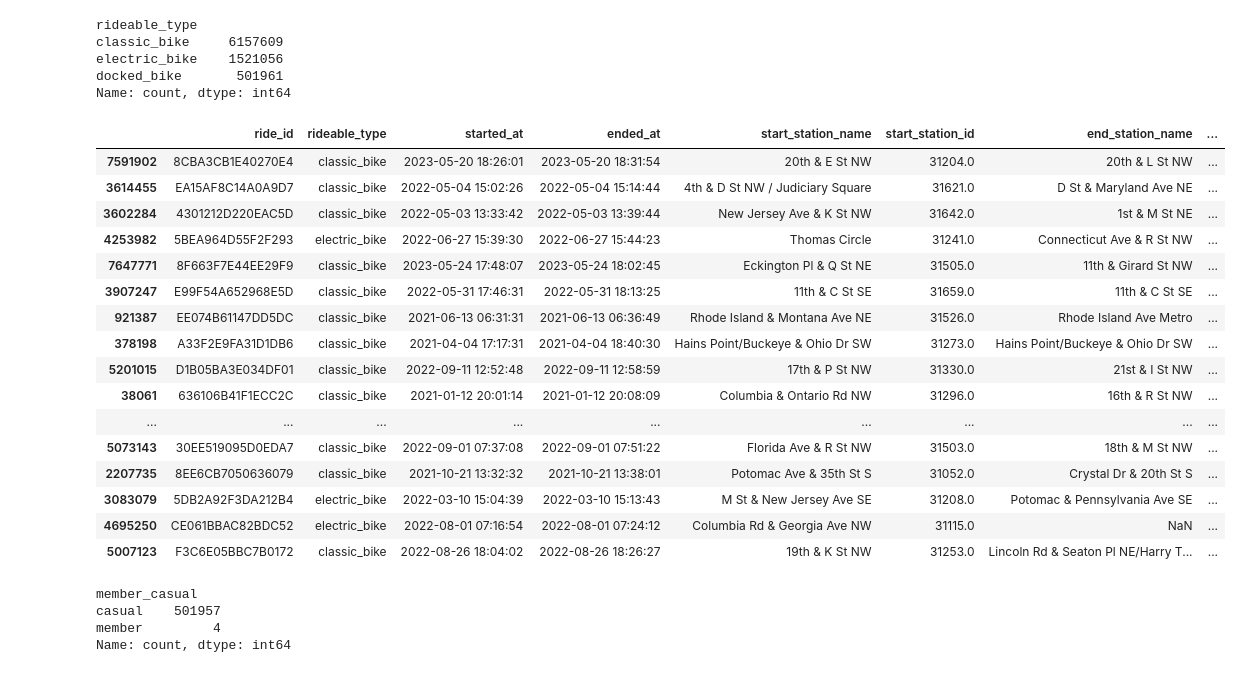
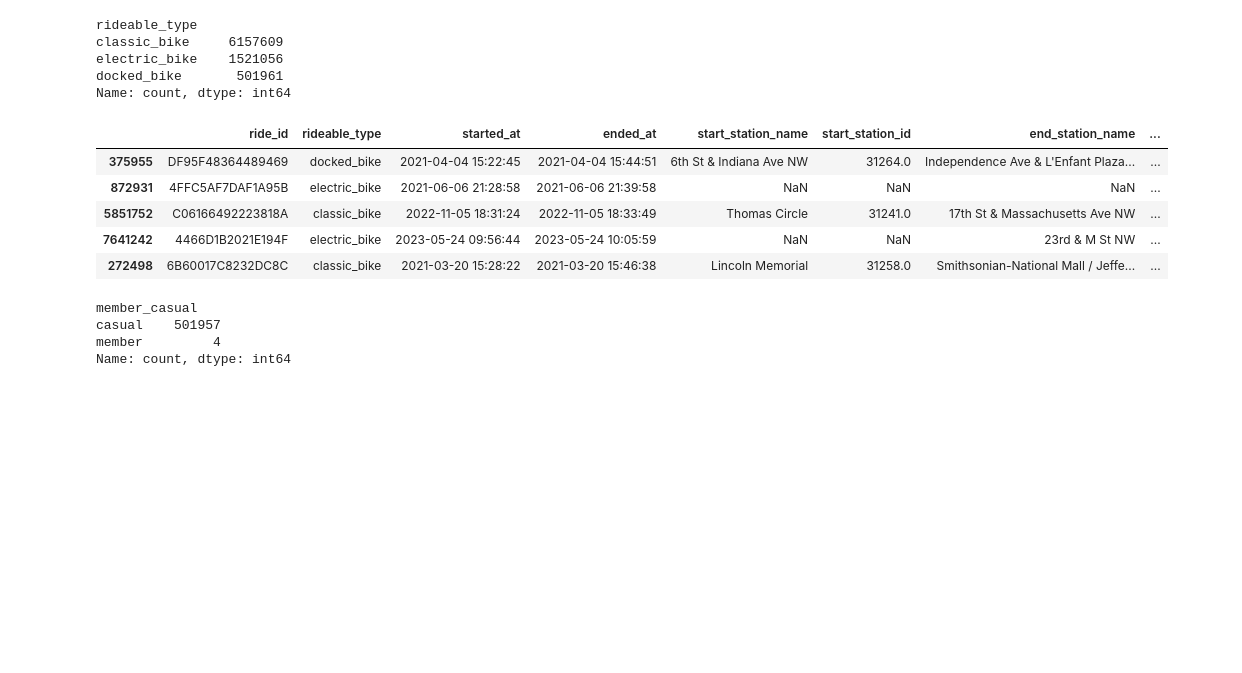
Before and after one commit to Paul-Sabin/Capital-Bikeshare, a Jupyter notebook: Trip Data EDA.ipynb, the cells around one changed output. Saved outputs shown, nothing was run; the diff lists cells and outputs as text; code cells hidden in the pictures; blank space fills up the shorter version.

```diff
--- a/Trip Data EDA.ipynb
+++ b/Trip Data EDA.ipynb
@@ -52,25 +52,14 @@ Name: count, dtype: int64
 # %%
 docked_bike_mask = df['rideable_type'] == 'docked_bike'
 # %%
-display(df.sample(50))
+display(df.sample(5))
 # %% [output]
 |  | ride_id | rideable_type | started_at | ended_at | start_station_name | start_station_id | end_station_name | ... |
-| 7591902 | 8CBA3CB1E40270E4 | classic_bike | 2023-05-20 18:26:01 | 2023-05-20 18:31:54 | 20th & E St NW | 31204.0 | 20th & L St NW | ... |
-| 3614455 | EA15AF8C14A0A9D7 | classic_bike | 2022-05-04 15:02:26 | 2022-05-04 15:14:44 | 4th & D St NW / Judiciary Square | 31621.0 | D St & Maryland Ave NE | ... |
-| 3602284 | 4301212D220EAC5D | classic_bike | 2022-05-03 13:33:42 | 2022-05-03 13:39:44 | New Jersey Ave & K St NW | 31642.0 | 1st & M St NE | ... |
-| 4253982 | 5BEA964D55F2F293 | electric_bike | 2022-06-27 15:39:30 | 2022-06-27 15:44:23 | Thomas Circle | 31241.0 | Connecticut Ave & R St NW | ... |
-| 7647771 | 8F663F7E44EE29F9 | classic_bike | 2023-05-24 17:48:07 | 2023-05-24 18:02:45 | Eckington Pl & Q St NE | 31505.0 | 11th & Girard St NW | ... |
-| 3907247 | E99F54A652968E5D | classic_bike | 2022-05-31 17:46:31 | 2022-05-31 18:13:25 | 11th & C St SE | 31659.0 | 11th & C St SE | ... |
-| 921387 | EE074B61147DD5DC | classic_bike | 2021-06-13 06:31:31 | 2021-06-13 06:36:49 | Rhode Island & Montana Ave NE | 31526.0 | Rhode Island Ave Metro | ... |
-| 378198 | A33F2E9FA31D1DB6 | classic_bike | 2021-04-04 17:17:31 | 2021-04-04 18:40:30 | Hains Point/Buckeye & Ohio Dr SW | 31273.0 | Hains Point/Buckeye & Ohio Dr SW | ... |
-| 5201015 | D1B05BA3E034DF01 | classic_bike | 2022-09-11 12:52:48 | 2022-09-11 12:58:59 | 17th & P St NW | 31330.0 | 21st & I St NW | ... |
-| 38061 | 636106B41F1ECC2C | classic_bike | 2021-01-12 20:01:14 | 2021-01-12 20:08:09 | Columbia & Ontario Rd NW | 31296.0 | 16th & R St NW | ... |
-| ... | ... | ... | ... | ... | ... | ... | ... | ... |
-| 5073143 | 30EE519095D0EDA7 | classic_bike | 2022-09-01 07:37:08 | 2022-09-01 07:51:22 | Florida Ave & R St NW | 31503.0 | 18th & M St NW | ... |
-| 2207735 | 8EE6CB7050636079 | classic_bike | 2021-10-21 13:32:32 | 2021-10-21 13:38:01 | Potomac Ave & 35th St S | 31052.0 | Crystal Dr & 20th St S | ... |
-| 3083079 | 5DB2A92F3DA212B4 | electric_bike | 2022-03-10 15:04:39 | 2022-03-10 15:13:43 | M St & New Jersey Ave SE | 31208.0 | Potomac & Pennsylvania Ave SE | ... |
-| 4695250 | CE061BBAC82BDC52 | electric_bike | 2022-08-01 07:16:54 | 2022-08-01 07:24:12 | Columbia Rd & Georgia Ave NW | 31115.0 | NaN | ... |
-| 5007123 | F3C6E05BBC7B0172 | classic_bike | 2022-08-26 18:04:02 | 2022-08-26 18:26:27 | 19th & K St NW | 31253.0 | Lincoln Rd & Seaton Pl NE/Harry T... | ... |
+| 375955 | DF95F48364489469 | docked_bike | 2021-04-04 15:22:45 | 2021-04-04 15:44:51 | 6th St & Indiana Ave NW | 31264.0 | Independence Ave & L'Enfant Plaza... | ... |
+| 872931 | 4FFC5AF7DAF1A95B | electric_bike | 2021-06-06 21:28:58 | 2021-06-06 21:39:58 | NaN | NaN | NaN | ... |
+| 5851752 | C06166492223818A | classic_bike | 2022-11-05 18:31:24 | 2022-11-05 18:33:49 | Thomas Circle | 31241.0 | 17th St & Massachusetts Ave NW | ... |
+| 7641242 | 4466D1B2021E194F | electric_bike | 2023-05-24 09:56:44 | 2023-05-24 10:05:59 | NaN | NaN | 23rd & M St NW | ... |
+| 272498 | 6B60017C8232DC8C | classic_bike | 2021-03-20 15:28:22 | 2021-03-20 15:46:38 | Lincoln Memorial | 31258.0 | Smithsonian-National Mall / Jeffe... | ... |
 # %%
 display(df[docked_bike_mask]['member_casual'].value_counts())
 # %% [output]
```
Also changed, not shown: parts of 21 cells of this notebook.
